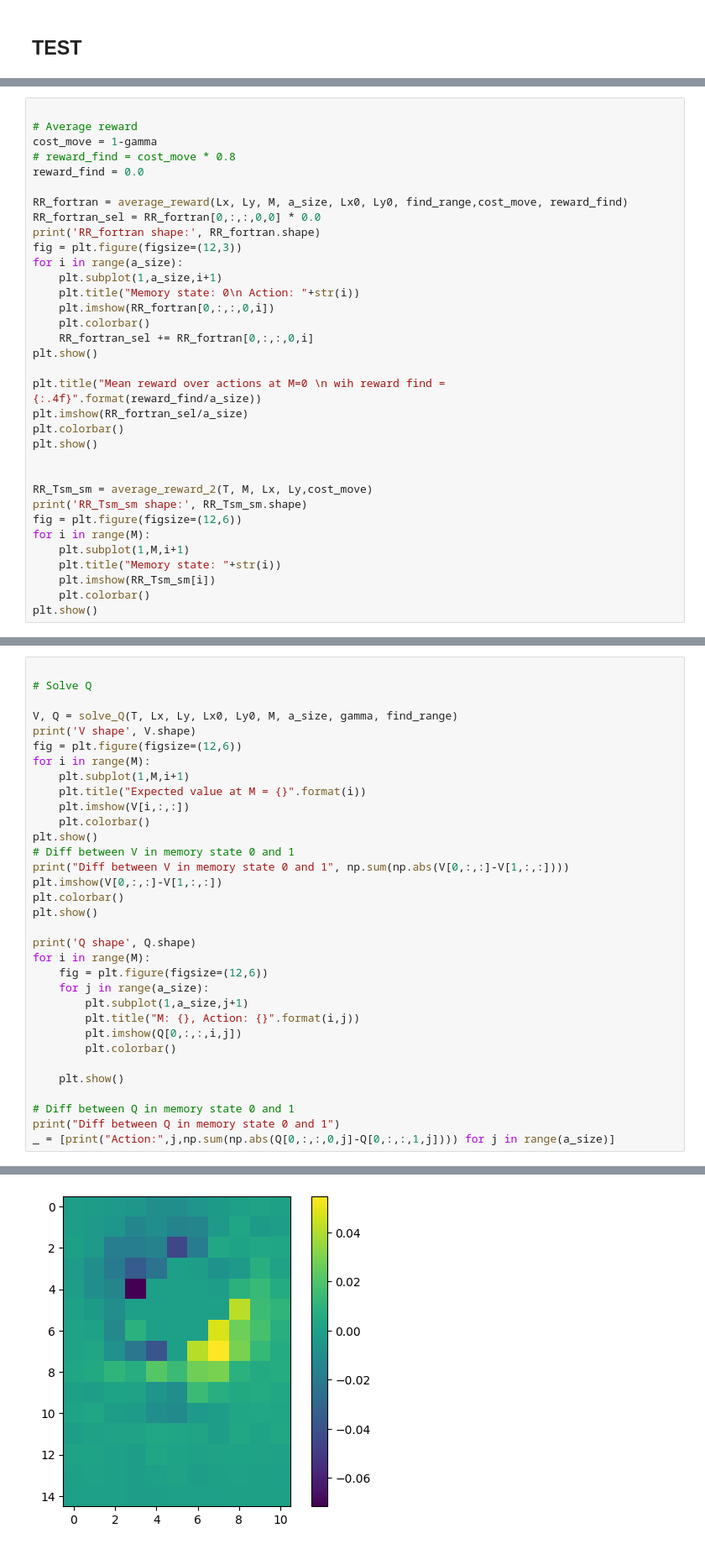
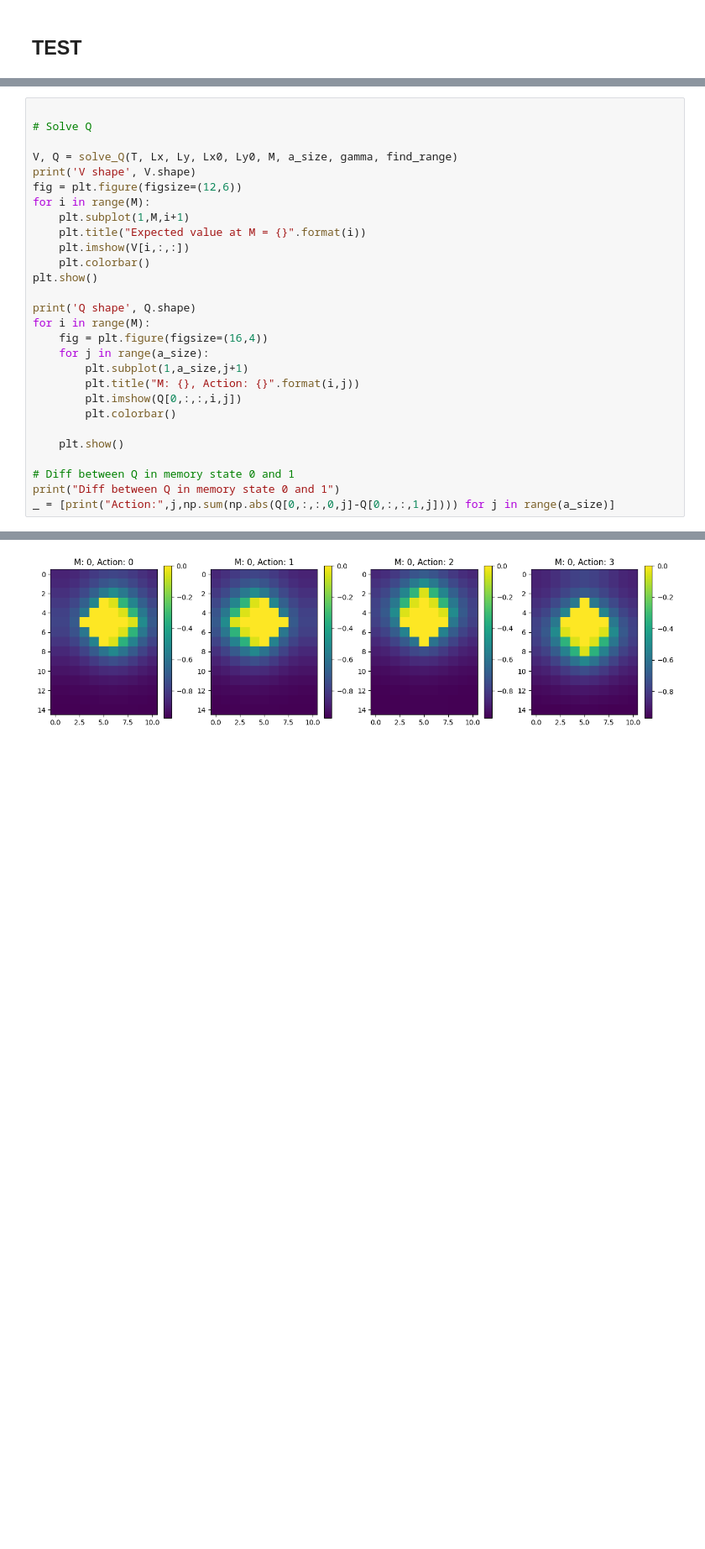
Before and after one commit to kyrellverano/Finite-Memory-Controller, a Jupyter notebook: FSC/FSC_NB/fake_inversion_original.ipynb, the cells around one changed output, grey strips where cells are left out. Shown at 84% size. Drawn from its saved outputs; the diff is of its cells as text; blank space fills up the shorter version.

```diff
--- a/FSC/FSC_NB/fake_inversion_original.ipynb
+++ b/FSC/FSC_NB/fake_inversion_original.ipynb
@@ -482,34 +398,0 @@ plt.show()
-# %%
-
-# Average reward
-cost_move = 1-gamma
-# reward_find = cost_move * 0.8
-reward_find = 0.0
-
-RR_fortran = average_reward(Lx, Ly, M, a_size, Lx0, Ly0, find_range,cost_move, reward_find)
-RR_fortran_sel = RR_fortran[0,:,:,0,0] * 0.0
-print('RR_fortran shape:', RR_fortran.shape)
-fig = plt.figure(figsize=(12,3))
-for i in range(a_size):
-    plt.subplot(1,a_size,i+1)
-    plt.title("Memory state: 0\n Action: "+str(i))
-    plt.imshow(RR_fortran[0,:,:,0,i])
-    plt.colorbar()
-    RR_fortran_sel += RR_fortran[0,:,:,0,i]
-plt.show()
-
-plt.title("Mean reward over actions at M=0 \n wih reward find = {:.4f}".format(reward_find/a_size))
-plt.imshow(RR_fortran_sel/a_size)
-plt.colorbar()
-plt.show()
-
-
-RR_Tsm_sm = average_reward_2(T, M, Lx, Ly,cost_move)
-print('RR_Tsm_sm shape:', RR_Tsm_sm.shape)
-fig = plt.figure(figsize=(12,6))
-for i in range(M):
-    plt.subplot(1,M,i+1)
-    plt.title("Memory state: "+str(i))
-    plt.imshow(RR_Tsm_sm[i])
-    plt.colorbar()
-plt.show()
@@ -532,15 +409,10 @@ for i in range(M):
     plt.imshow(V[i,:,:])
     plt.colorbar()
 plt.show()
-# Diff between V in memory state 0 and 1
-print("Diff between V in memory state 0 and 1", np.sum(np.abs(V[0,:,:]-V[1,:,:])))
-plt.imshow(V[0,:,:]-V[1,:,:])
-plt.colorbar()
-plt.show()
 
 print('Q shape', Q.shape)
 for i in range(M):
-    fig = plt.figure(figsize=(12,6))
+    fig = plt.figure(figsize=(16,4))
     for j in range(a_size):
         plt.subplot(1,a_size,j+1)
         plt.title("M: {}, Action: {}".format(i,j))
@@ -567 +431 @@ Diff between V in memory state 0 and 1 1.1794225327189207
-[figure, old version]
+[figure, new version]
```
Also changed, not shown: parts of 12 cells of this notebook.
